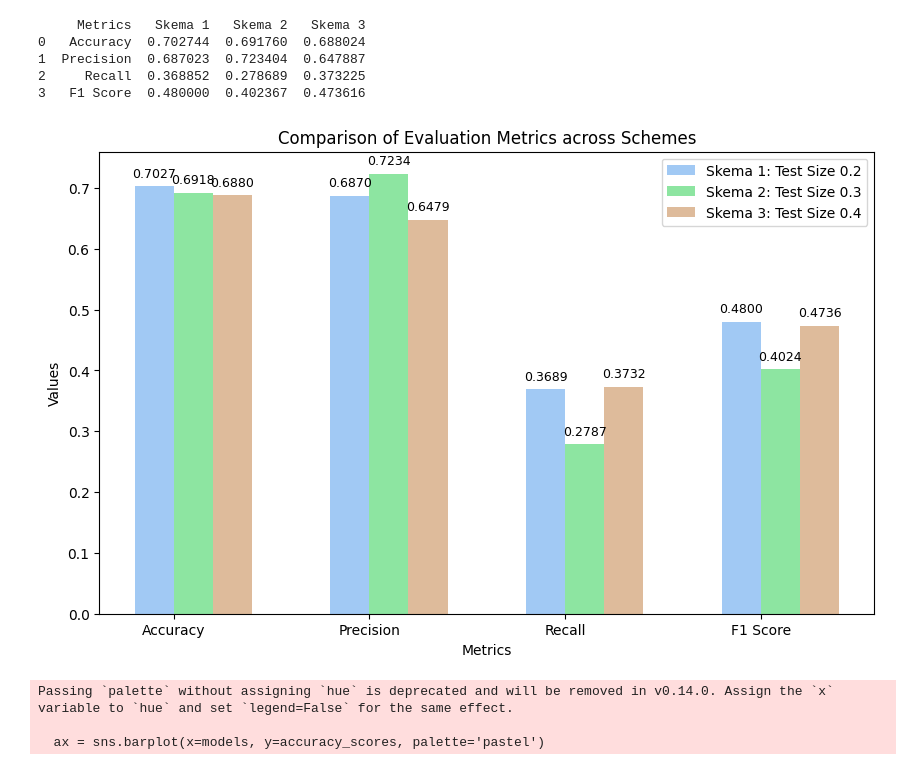
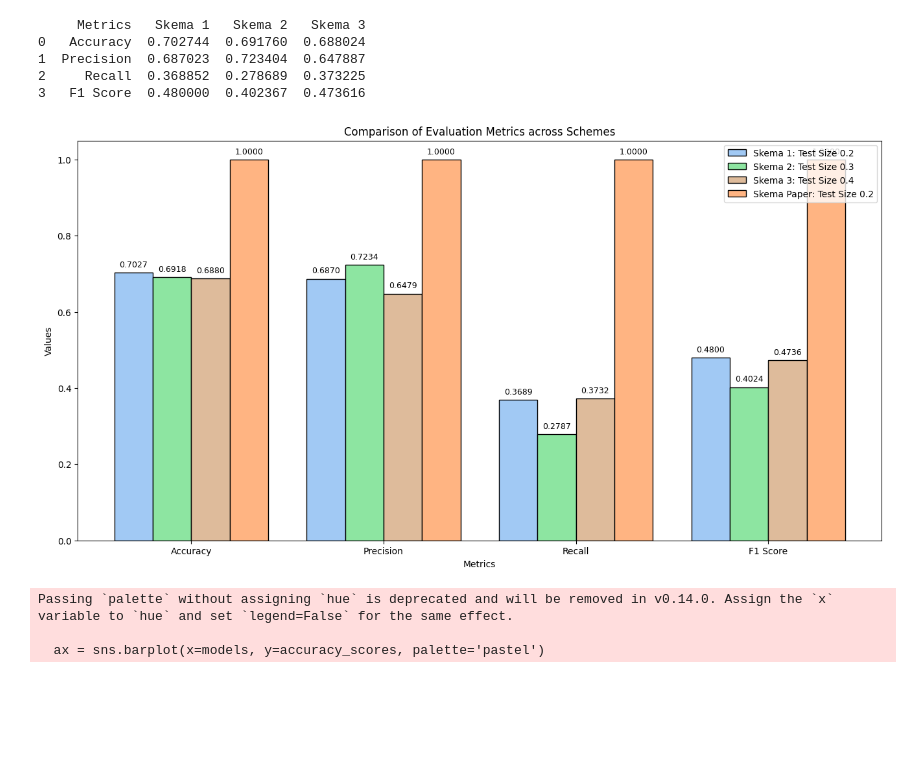
Before and after one commit to AirlanggaDS/ProjectUAS_AVD, a Jupyter notebook: visualization_model.ipynb, the cells around one changed output. Saved outputs shown, nothing was run; the diff lists cells and outputs as text; code cells hidden in the pictures; blank space fills up the shorter version.

Commit message:
modify: modify visualization

```diff
--- a/visualization_model.ipynb
+++ b/visualization_model.ipynb
@@ -43,41 +43,46 @@ print(comparison_df)
 3   F1 Score  0.480000  0.402367  0.473616
 # %%
 # Plotting
-fig, ax = plt.subplots(figsize=(10, 6))
+fig, ax = plt.subplots(figsize=(16, 8))
 # Define pastel colors
 colors = sns.color_palette("pastel")
 
 bar_width = 0.2
 bar_positions_skema1 = np.arange(len(comparison_df['Metrics']))
 bar_positions_skema2 = bar_positions_skema1 + bar_width
 bar_positions_skema3 = bar_positions_skema1 + 2 * bar_width
+bar_positions_skema_paper = bar_positions_skema1 + 3 * bar_width
 
-ax.bar(bar_positions_skema1, comparison_df['Skema 1'], width=bar_width, label='Skema 1: Test Size 0.2', color=colors[0])
-ax.bar(bar_positions_skema2, comparison_df['Skema 2'], width=bar_width, label='Skema 2: Test Size 0.3', color=colors[2])
-ax.bar(bar_positions_skema3, comparison_df['Skema 3'], width=bar_width, label='Skema 3: Test Size 0.4', color=colors[5])
+ax.bar(bar_positions_skema1, comparison_df['Skema 1'], width=bar_width,edgecolor='black', linewidth=1, label='Skema 1: Test Size 0.2', color=colors[0])
+ax.bar(bar_positions_skema2, comparison_df['Skema 2'], width=bar_width, edgecolor='black', linewidth=1, label='Skema 2: Test Size 0.3', color=colors[2])
+ax.bar(bar_positions_skema3, comparison_df['Skema 3'], width=bar_width, edgecolor='black', linewidth=1, label='Skema 3: Test Size 0.4', color=colors[5])
+ax.bar(bar_positions_skema_paper, comparison_df['Skema Paper'], width=bar_width,edgecolor='black', linewidth=1, label='Skema Paper: Test Size 0.2', color=colors[1])
 
 # Adding labels and title
 ax.set_xlabel('Metrics')
 ax.set_ylabel('Values')
 ax.set_title('Comparison of Evaluation Metrics across Schemes')
-ax.set_xticks(bar_positions_skema1 + bar_width / 2)
+ax.set_xticks(bar_positions_skema1 + 1.5 * bar_width)
 ax.set_xticklabels(comparison_df['Metrics'])
 
 # Adding legend
 ax.legend()
 
 # Adding numeric values on top of each bar
 for i, value in enumerate(comparison_df['Skema 1']):
     ax.text(bar_positions_skema1[i], value + 0.01, f'{value:.4f}', ha='center', va='bottom', fontsize=9)
 
 for i, value in enumerate(comparison_df['Skema 2']):
     ax.text(bar_positions_skema2[i], value + 0.01, f'{value:.4f}', ha='center', va='bottom', fontsize=9)
 
 for i, value in enumerate(comparison_df['Skema 3']):
     ax.text(bar_positions_skema3[i], value + 0.01, f'{value:.4f}', ha='center', va='bottom', fontsize=9)
 
+for i, value in enumerate(comparison_df['Skema Paper']):
+    ax.text(bar_positions_skema_paper[i], value + 0.01, f'{value:.4f}', ha='center', va='bottom', fontsize=9)
+
 # Display the plot
 plt.show()
 # %% [output]
-[figure, old version]
+[figure, new version]
 # %%
```
Also changed, not shown: parts of 1 cell of this notebook, 1 other file.
